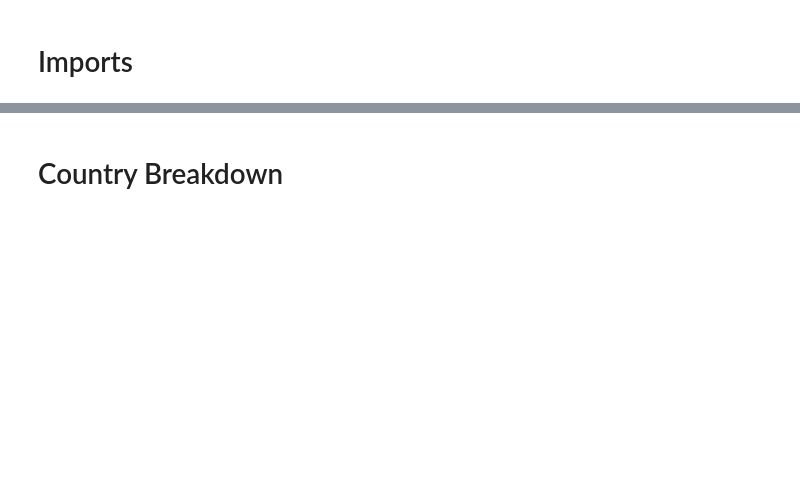
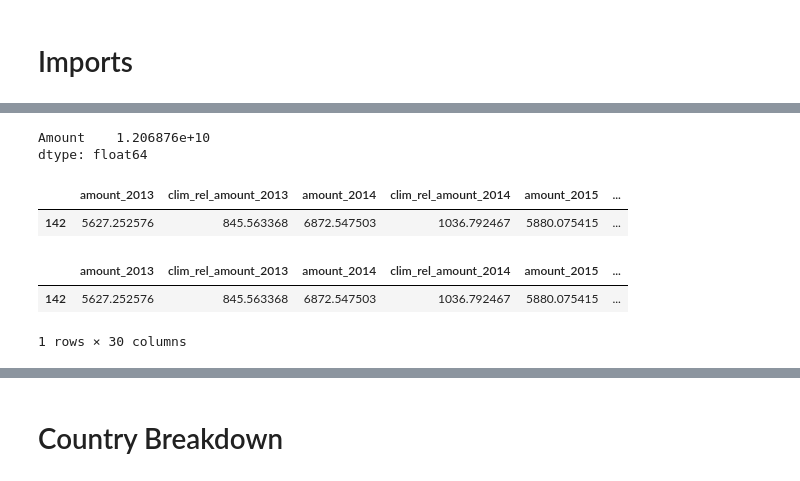
Before and after one commit to Samuel-Drewes/KlimaPortfolios, a Jupyter notebook: notebooks/first_play.ipynb, the cells around one changed output, grey strips where cells are left out. Drawn from its saved outputs; the diff is of its cells as text; code cells hidden in the pictures; blank space fills up the shorter version.

```diff
--- a/notebooks/first_play.ipynb
+++ b/notebooks/first_play.ipynb
@@ -24,7 +24,7 @@ df_2020 = pd.read_csv('../data/2020.csv')
 df_2021 = pd.read_csv('../data/2021.csv')
 df_2022 = pd.read_csv('../data/2022.csv')
 # %%
-df_dictionary = {
+dictionary_df = {
     '2013': df_2013,
     '2014': df_2014,
     '2015': df_2015,
@@ -37,5 +37,5 @@ df_dictionary = {
     '2022': df_2022,
 }
 
-for key, df in df_dictionary.items():
-    df_dictionary[key] = df[df['Donor Agency'] == 'Bundesministerium fnr Wirtschaftliche Zusammenarbeit und Entwicklung']
+for key, df in dictionary_df.items():
+    dictionary_df[key] = df[df['Donor Agency'] == 'Bundesministerium fnr Wirtschaftliche Zusammenarbeit und Entwicklung']
@@ -45,0 +55,5 @@ for key, df in df_dictionary.items():
+# %%
+dictionary_df['2022'][['Amount']].sum()*1_000_000
+# %% [output]
+Amount    1.206876e+10
+dtype: float64
@@ -45,0 +103,3 @@ for key, df in df_dictionary.items():
+# %%
+selected_columns = [col for col in df_merged.columns if col.startswith('amount_') or col.startswith('clim_rel_amount_')]
+filtered_df = df_merged[selected_columns]
@@ -45,0 +111,5 @@ for key, df in df_dictionary.items():
+# %%
+globe_df
+# %% [output]
+|  | amount_2013 | clim_rel_amount_2013 | amount_2014 | clim_rel_amount_2014 | amount_2015 | ... |
+| 142 | 5627.252576 | 845.563368 | 6872.547503 | 1036.792467 | 5880.075415 | ... |
@@ -45,0 +127,6 @@ for key, df in df_dictionary.items():
+# %%
+globe_df
+# %% [output]
+|  | amount_2013 | clim_rel_amount_2013 | amount_2014 | clim_rel_amount_2014 | amount_2015 | ... |
+| 142 | 5627.252576 | 845.563368 | 6872.547503 | 1036.792467 | 5880.075415 | ... |
+1 rows × 30 columns
```
Also changed, not shown: parts of 26 cells of this notebook, 2 other files.
